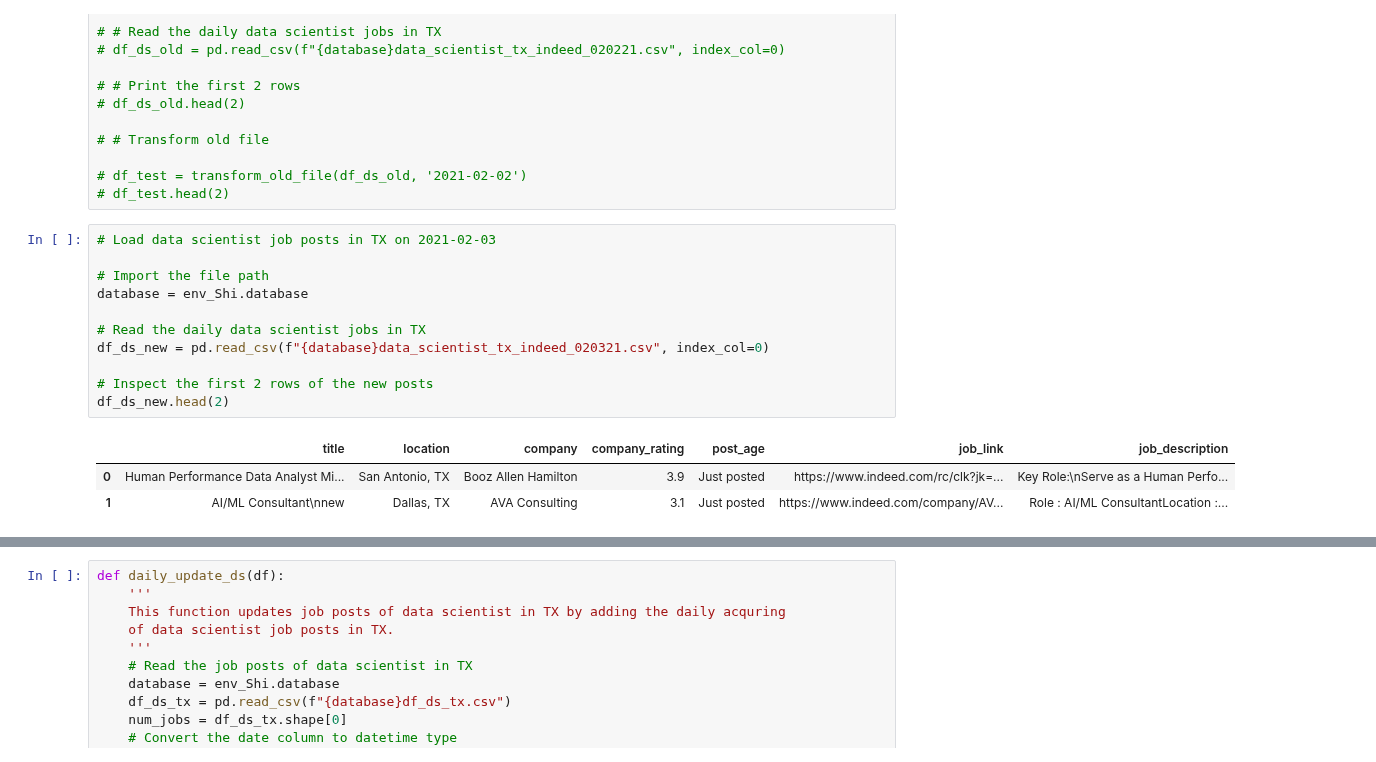
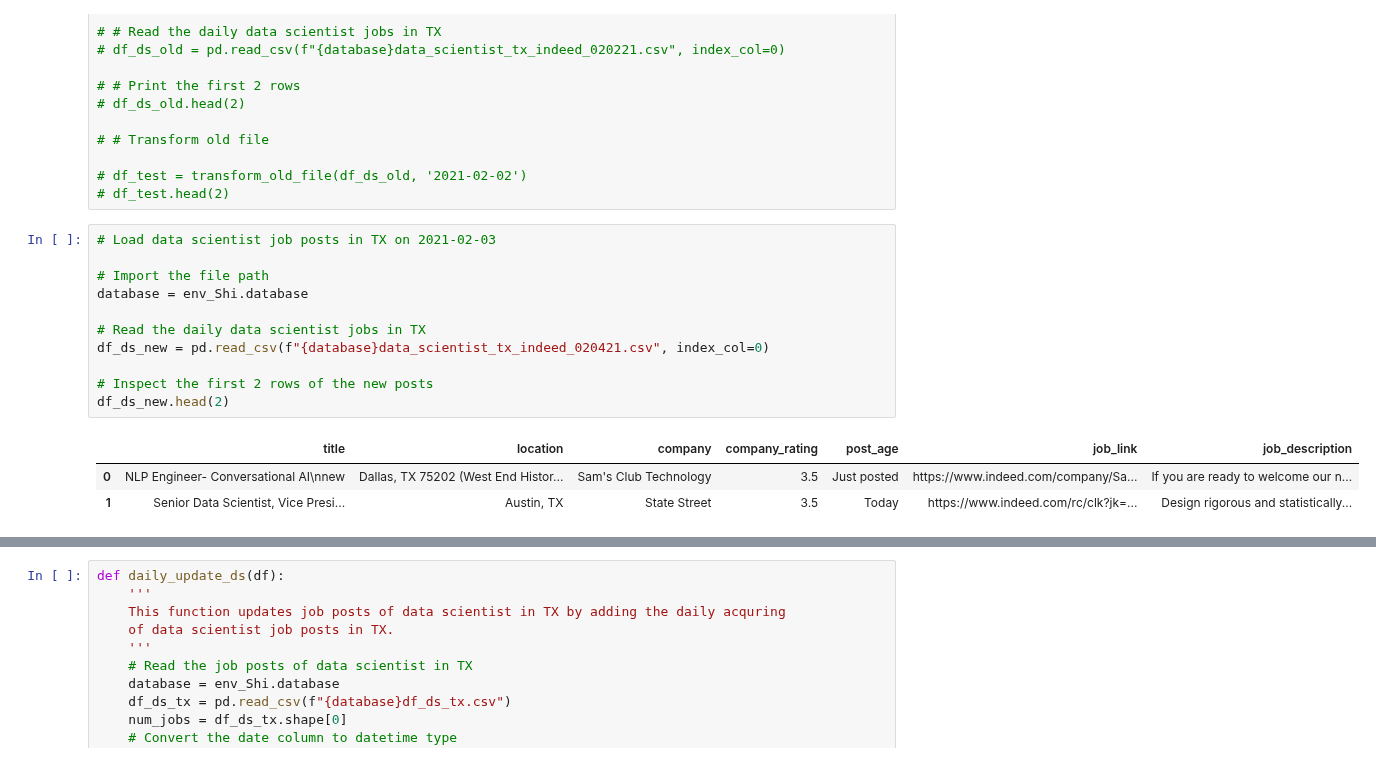
Before and after one commit to Blue-Owl-Data/Job-Search-Dashboard, a Jupyter notebook: notebook/MVP_Shi.ipynb, the cells around one changed output, grey strips where cells are left out. Cells and saved outputs as stored; diff of their text form.

Commit message:
daily update of job posts of data scientist and web dev in TX

```diff
--- a/notebook/MVP_Shi.ipynb
+++ b/notebook/MVP_Shi.ipynb
@@ -830,18 +830,18 @@ parsed[2]
 # %%
 # Load data scientist job posts in TX on 2021-02-03
 
 # Import the file path
 database = env_Shi.database
 
 # Read the daily data scientist jobs in TX
-df_ds_new = pd.read_csv(f"{database}data_scientist_tx_indeed_020321.csv", index_col=0)
+df_ds_new = pd.read_csv(f"{database}data_scientist_tx_indeed_020421.csv", index_col=0)
 
 # Inspect the first 2 rows of the new posts
 df_ds_new.head(2)
 # %% [output]
 |  | title | location | company | company_rating | post_age | job_link | job_description |
-| 0 | Human Performance Data Analyst Mi... | San Antonio, TX | Booz Allen Hamilton | 3.9 | Just posted | https://www.indeed.com/rc/clk?jk=... | Key Role:\nServe as a Human Perfo... |
-| 1 | AI/ML Consultant\nnew | Dallas, TX | AVA Consulting | 3.1 | Just posted | https://www.indeed.com/company/AV... | Role : AI/ML ConsultantLocation :... |
+| 0 | NLP Engineer- Conversational AI\nnew | Dallas, TX 75202 (West End Histor... | Sam's Club Technology | 3.5 | Just posted | https://www.indeed.com/company/Sa... | If you are ready to welcome our n... |
+| 1 | Senior Data Scientist, Vice Presi... | Austin, TX | State Street | 3.5 | Today | https://www.indeed.com/rc/clk?jk=... | Design rigorous and statistically... |
 # %%
 # Test the function: compute_post_date
 
```
Also changed, not shown: parts of 25 cells of this notebook.
